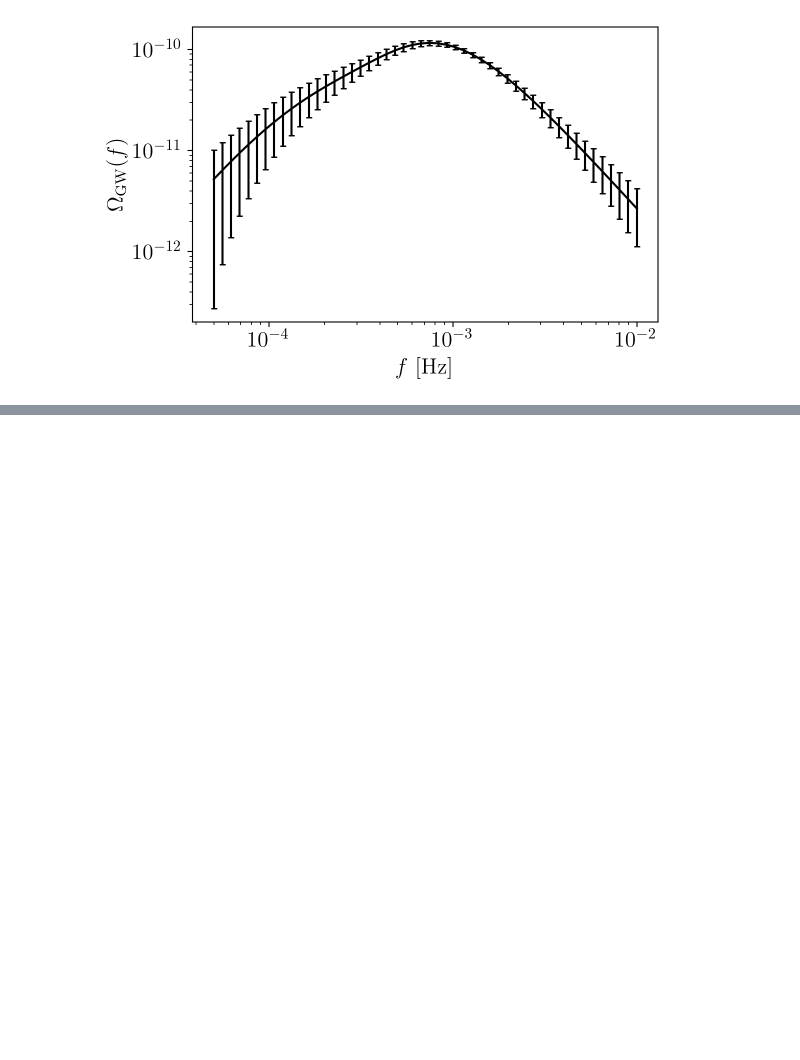
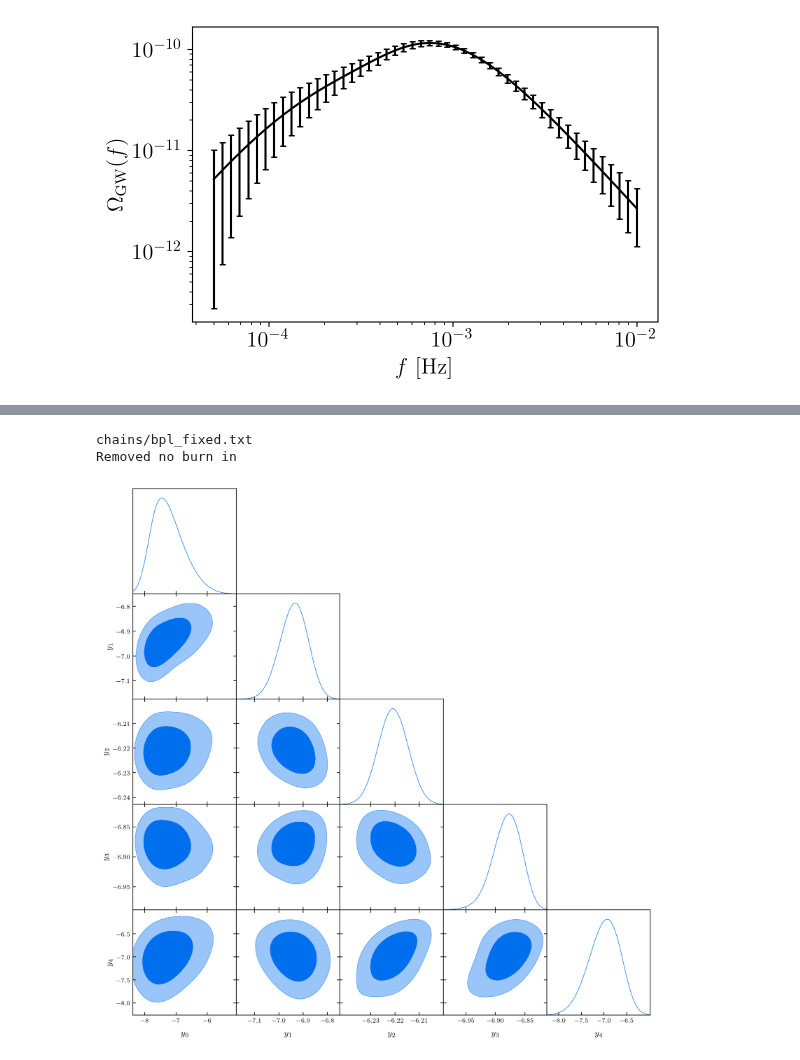
Before and after one commit to Ameek94/SIGW_Inverse, a Jupyter notebook: examples/bpl.ipynb, the cells around one changed output, grey strips where cells are left out. Cells and saved outputs as stored; diff of their text form; code cells hidden in the pictures; blank space fills up the shorter version.

Commit message:
pchord examples

```diff
--- a/examples/bpl.ipynb
+++ b/examples/bpl.ipynb
@@ -82,0 +89,2 @@ Number of divergences: 0
+# %%
+output = pypolychord.run_polychord(loglikelihood, nDims, nDerived, settings, prior, dumper)
@@ -82,0 +113,18 @@ Number of divergences: 0
+# %%
+try:
+    import anesthetic as ac
+    samples = ac.read_chains(settings.base_dir + '/' + settings.file_root)
+    fig, axes = ac.make_2d_axes(['p0', 'p1', 'p2', 'p3', 'r'])
+    samples.plot_2d(axes)
+    fig.savefig('posterior.pdf')
+
+except ImportError:
+    try:
+        import getdist.plots
+        posterior = output.posterior
+        g = getdist.plots.getSubplotPlotter()
+        g.triangle_plot(posterior, filled=True)
+        g.export('bpl_fixed_nodes.pdf')
+    except ImportError:
+        print("Install matplotlib and getdist for plotting examples")
+# %% [output]
@@ -83 +132,4 @@ Number of divergences: 0
+chains/bpl_fixed.txt
+Removed no burn in
+[figure, added]
 # %%
```
Also changed, not shown: parts of 29 cells of this notebook, 15 other files.
